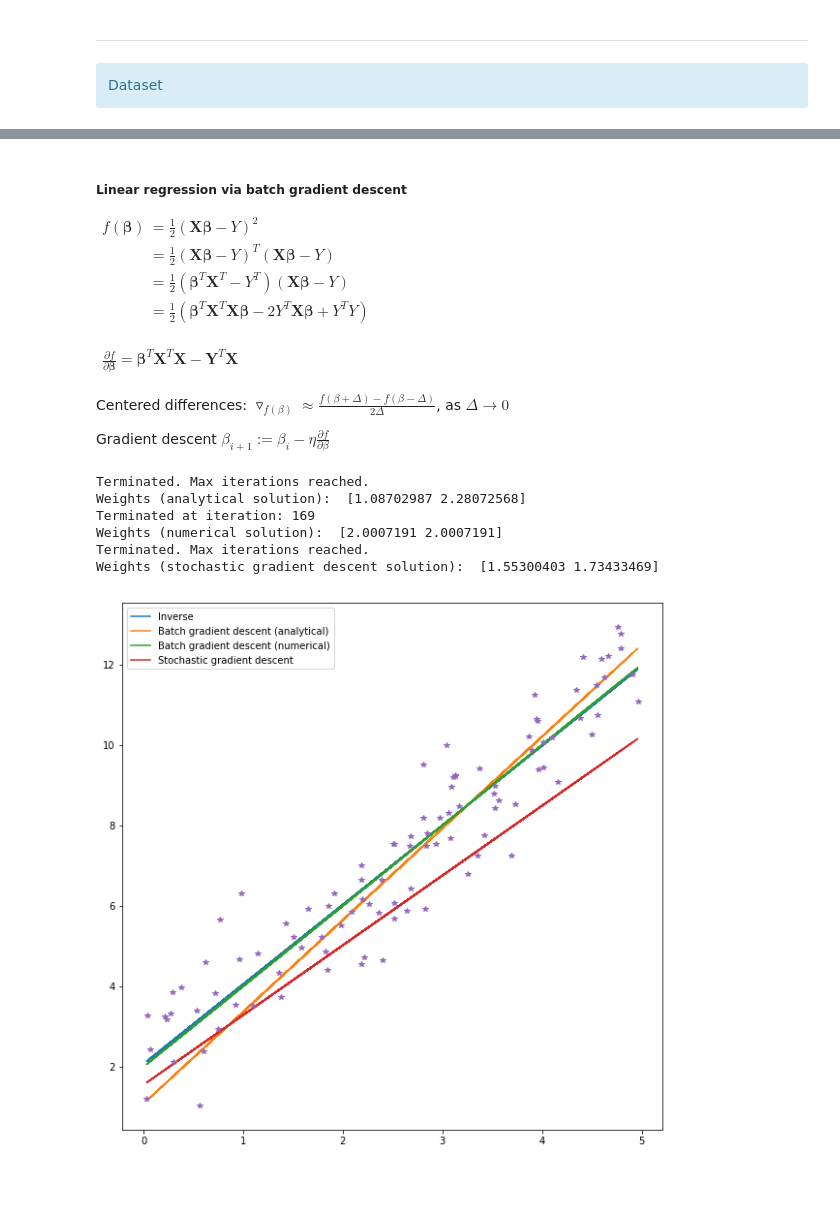
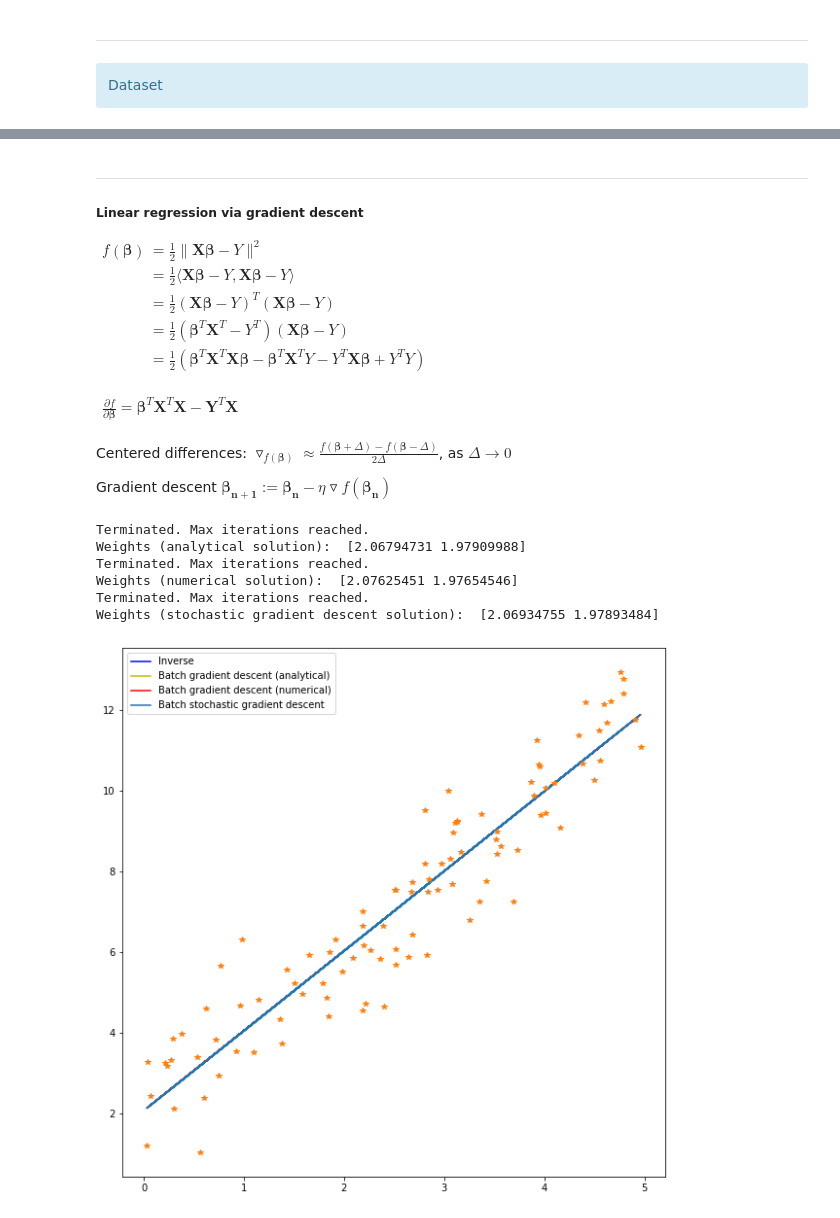
Before and after one commit to jeffreylim/notes, a Jupyter notebook: 02_07_gradient.ipynb, the cells around one changed output, grey strips where cells are left out. Cells and saved outputs as stored; diff of their text form; code cells hidden in the pictures; blank space fills up the shorter version.

```diff
--- a/02_07_gradient.ipynb
+++ b/02_07_gradient.ipynb
@@ -52,12 +73,15 @@ Betas:  [2.07630632 1.97652952]
 # %% [markdown]
-##### Linear regression via batch gradient descent
+---
+
+##### Linear regression via gradient descent
 
 $
 \begin{align}
-f(\mathbf{\beta}) &= \frac{1}{2} (\mathbf{X} \mathbf{\beta} - Y)^2 \\
+f(\mathbf{\beta}) &= \frac{1}{2} \| \mathbf{X} \mathbf{\beta} - Y \|^2 \\
+&= \frac{1}{2} \langle \mathbf{X} \mathbf{\beta} - Y, \mathbf{X} \mathbf{\beta} - Y \rangle \\
 &= \frac{1}{2} (\mathbf{X} \mathbf{\beta} - Y)^T (\mathbf{X} \mathbf{\beta} - Y) \\
 &= \frac{1}{2} (\mathbf{\beta}^T \mathbf{X}^T - Y^T)(\mathbf{X} \mathbf{\beta} - Y) \\
-&= \frac{1}{2} (\mathbf{\beta}^T \mathbf{X}^T \mathbf{X} \mathbf{\beta} - 2 Y^T \mathbf{X} \mathbf{\beta} + Y^T Y ) \\
+&= \frac{1}{2} (\mathbf{\beta}^T \mathbf{X}^T \mathbf{X} \mathbf{\beta} - \mathbf{\beta}^T \mathbf{X}^T Y - Y^T \mathbf{X} \mathbf{\beta} + Y^T Y ) \\
 \end{align}
 $
 
@@ -67,7 +91,7 @@ $
 \end{align}
 $
 
-Centered differences: $\triangledown_{f(\beta)} \approx \frac{f(\beta + \Delta) - f(\beta - \Delta)}{2\Delta}$, as $\Delta \to 0$
+Centered differences: $\triangledown_{{f(\mathbf{\beta})}} \approx \frac{f(\mathbf{\beta} + \Delta) - f(\mathbf{\beta} - \Delta)}{2\Delta}$, as $\Delta \to 0$
 
-Gradient descent $\beta_{i+1} := \beta_{i} - \eta \frac{\partial{f}}{\partial\beta}$
+Gradient descent $\mathbf{\beta_{n+1}} := \mathbf{\beta_{n}} - \eta \triangledown f(\mathbf{\beta_{n}})$
 # %%
@@ -134,31 +160,33 @@ def stochastic_gradient_descent(beta_0, learning_rate, precision, max_iterations
 # %%
 beta_0 = np.zeros(2)
 learning_rate = 0.00005
 precision_ = np.full(2, 0.000001)
-max_iterations = 300
+max_iterations = 5000
 
 betas_agd = batch_gradient_descent_analytical(beta_0, learning_rate, precision_, max_iterations)
 print('Weights (analytical solution): ', betas_agd)
 
+beta_0 = np.zeros(2)
 delta_epsilon = 0.000001
 betas_ngd = batch_gradient_descent_numerical(beta_0, learning_rate, precision_, delta_epsilon, max_iterations)
 print('Weights (numerical solution): ', betas_ngd)
 
-betas_sgd = stochastic_gradient_descent(beta_0, learning_rate, precision_, max_iterations)
+beta_0 = np.zeros(2)
+betas_sgd = mini_batch_stochastic_gradient_descent(beta_0, learning_rate, precision_, delta_epsilon, max_iterations)
 print('Weights (stochastic gradient descent solution): ', betas_sgd)
 
 plt.figure(figsize=(10,10))
-plt.plot(X, betas[0] + betas[1]*X)
-plt.plot(X, betas_agd[0] + betas_agd[1]*X)
-plt.plot(X, betas_ngd[0] + betas_ngd[1]*X)
-plt.plot(X, betas_sgd[0] + betas_sgd[1]*X)
-plt.legend(['Inverse', 'Batch gradient descent (analytical)', 'Batch gradient descent (numerical)', 'Stochastic gradient descent'])
+plt.plot(X, betas[0] + betas[1]*X, color='b', label='Inverse')
+plt.plot(X, betas_agd[0] + betas_agd[1]*X, color='y', label='Batch gradient descent (analytical)')
+plt.plot(X, betas_ngd[0] + betas_ngd[1]*X, color='r', label='Batch gradient descent (numerical)')
+plt.plot(X, betas_sgd[0] + betas_sgd[1]*X, label='Batch stochastic gradient descent')
+plt.legend(loc='best')
 plt.plot(X,Y,'*');
 # %% [output]
 Terminated. Max iterations reached.
-Weights (analytical solution):  [1.08702987 2.28072568]
-Terminated at iteration: 169
-Weights (numerical solution):  [2.0007191 2.0007191]
+Weights (analytical solution):  [2.06794731 1.97909988]
 Terminated. Max iterations reached.
-Weights (stochastic gradient descent solution):  [1.55300403 1.73433469]
+Weights (numerical solution):  [2.07625451 1.97654546]
+Terminated. Max iterations reached.
+Weights (stochastic gradient descent solution):  [2.06934755 1.97893484]
-[figure, old version]
+[figure, new version]
```
Also changed, not shown: parts of 12 cells of this notebook, 2 other files.
